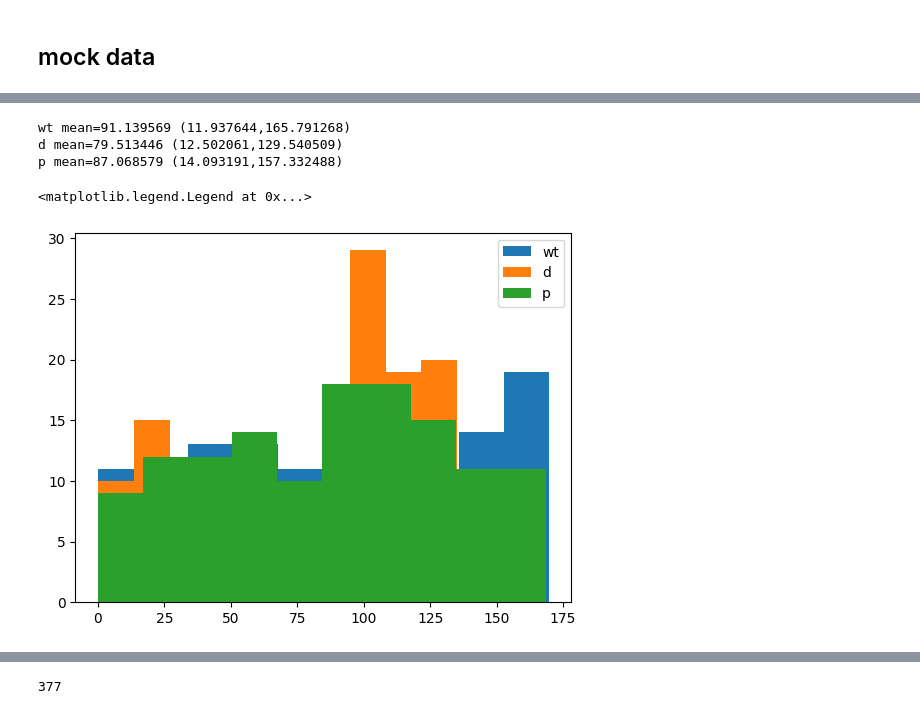
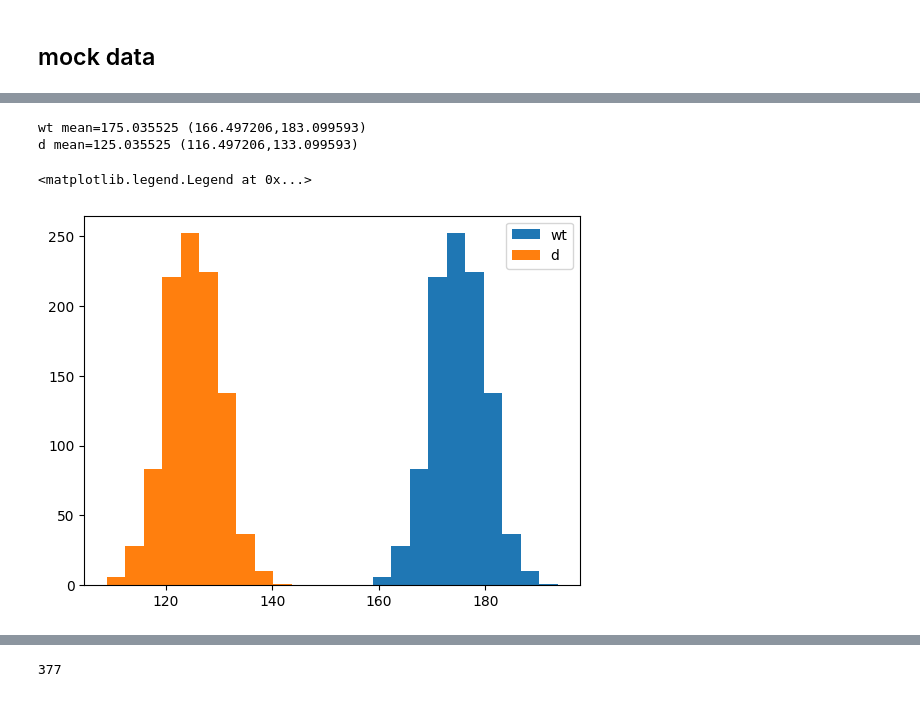
Before and after one commit to huskeypm/foldingML, a Jupyter notebook: ablim.ipynb, the cells around one changed output, grey strips where cells are left out. Drawn from its saved outputs; the diff is of its cells as text; code cells hidden in the pictures.

```diff
--- a/ablim.ipynb
+++ b/ablim.ipynb
@@ -407,31 +412,26 @@ Need to upload data
 # %%
-data = dict()
-data['wt'] = np.loadtxt('built_wt_Re_Cterm.csv')
-data['d'] = np.loadtxt('built_s450d_s452d_R_e_Cterm.csv')
-data['p'] = np.loadtxt('built_s450pS_s452pS_R_e_Cterm.csv')
 
 
 for key in data.keys():
     sorted_data = np.sort(data[key])
     # Calculate the 5th percentile
     p5 = np.percentile(sorted_data, 5)
 
     # Calculate the 95th percentile
     p95 = np.percentile(sorted_data, 95)
     plt.hist(data[key],label=key)
 
     # report
     print(f"{key} mean=%f (%f,%f)"%
           (np.mean(data[key]),p5,p95)
     )
 
 plt.legend(loc=0)
 # %% [output]
-wt mean=91.139569 (11.937644,165.791268)
-d mean=79.513446 (12.502061,129.540509)
-p mean=87.068579 (14.093191,157.332488)
+wt mean=175.035525 (166.497206,183.099593)
+d mean=125.035525 (116.497206,133.099593)
 <matplotlib.legend.Legend at 0x...>
-[figure, old version]
+[figure, new version]
 # %%
 def sample_from_histogram(hist_counts, bin_edges, n):
     """
```
Also changed, not shown: parts of 25 cells of this notebook.
